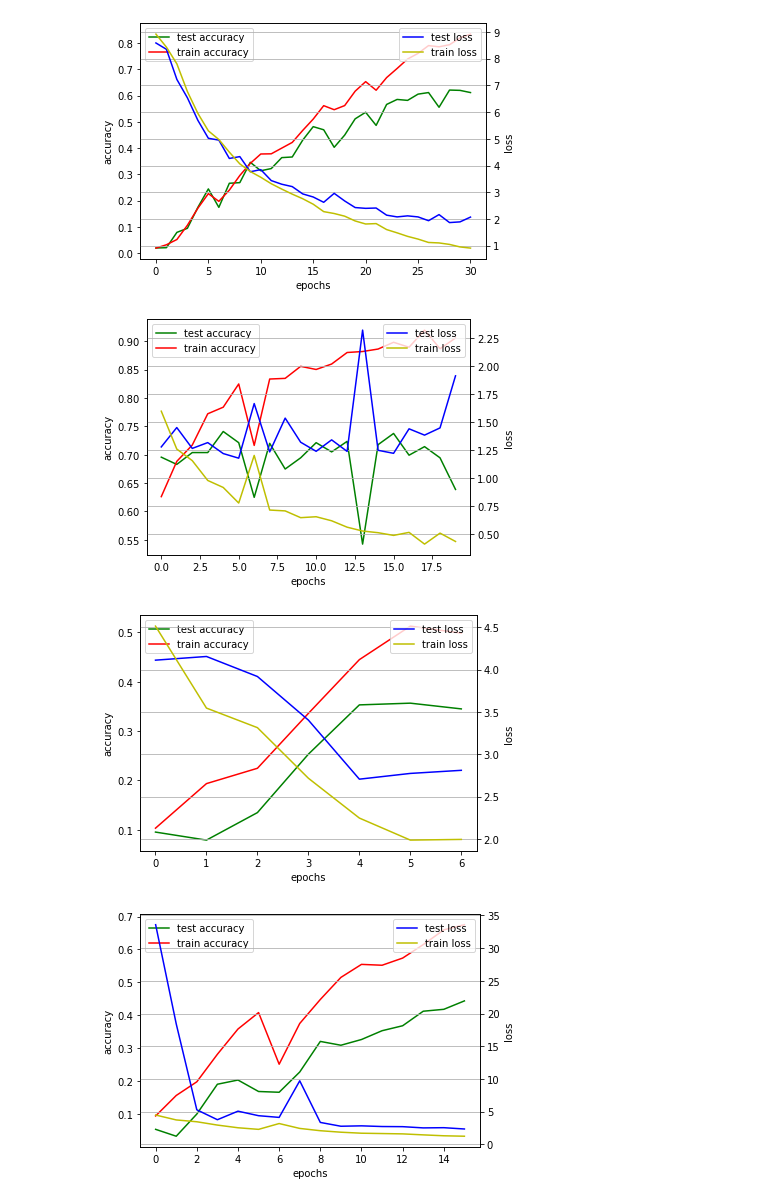
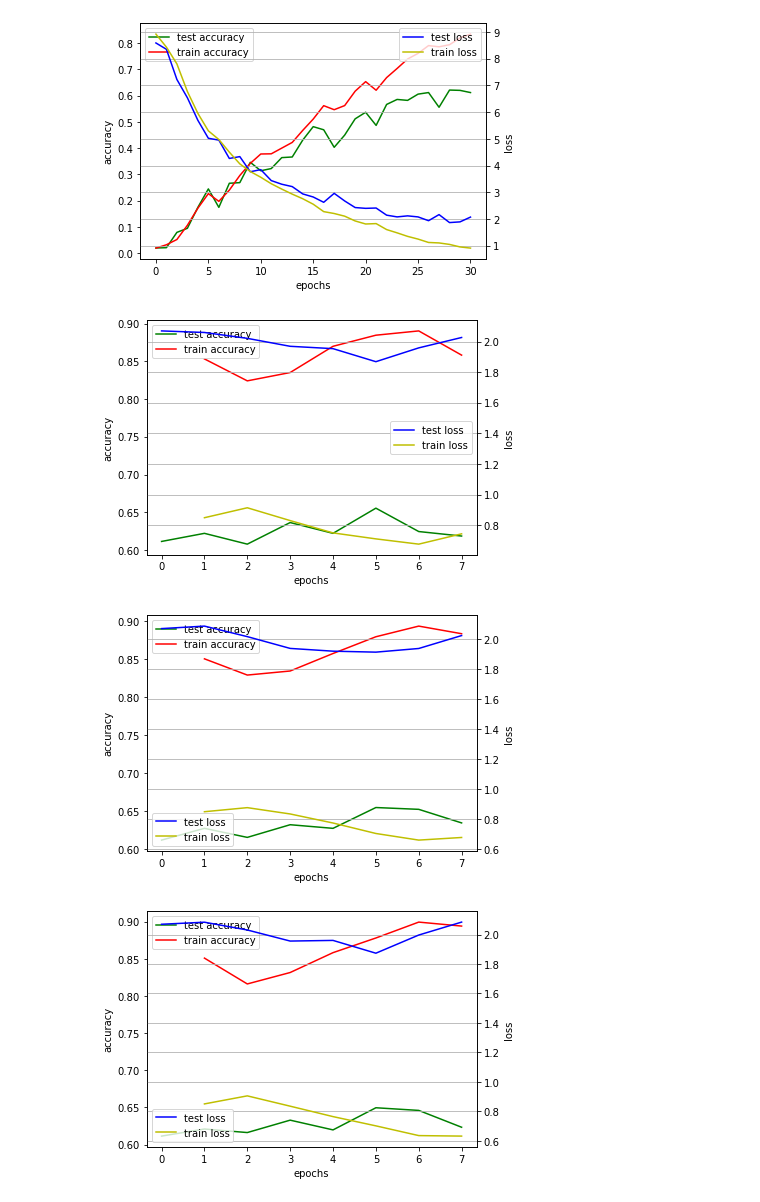
Before and after one commit to 1337Eddy/PruningBirdNet, a Jupyter notebook: visualizations.ipynb, the cells around one changed output. Saved outputs shown, nothing was run; the diff lists cells and outputs as text; code cells hidden in the pictures.

```diff
--- a/visualizations.ipynb
+++ b/visualizations.ipynb
@@ -4,28 +4,38 @@ import matplotlib.pyplot as plt
 import numpy as np
 import torch
 # %%
-def plot_graphs(load_path):
+def plot_graphs(load_path, save_name):
     checkpoint = torch.load(load_path)
     test_acc = np.array(checkpoint['test_acc_list'])
     train_acc = np.array(checkpoint['train_acc_list'])
     test_loss = np.array(checkpoint['test_loss_list'])
     train_loss = np.array(checkpoint['train_loss_list'])
     x = np.array(list(range(0, len(test_acc))))
+
+
     fig, ax1 = plt.subplots()
 
     color = 'tab:red'
     ax1.set_xlabel('epochs')
     ax1.set_ylabel('accuracy')
-    ax1.plot(x, test_acc, color='g')
-    ax1.plot(x, train_acc, color='r')
+    if len(train_acc) == len(x):
+        ax1.plot(x, test_acc, color='g')
+        ax1.plot(x, train_acc, color='r')
+    else:
+        ax1.plot(x, test_acc, color='g')
+        ax1.plot(x[1:], train_acc, color='r')
     ax1.tick_params(axis='y')
 
     ax2 = ax1.twinx()  # instantiate a second axes that shares the same x-axis
 
     color = 'tab:blue'
     ax2.set_ylabel('loss')  # we already handled the x-label with ax1
-    ax2.plot(x, test_loss, color='b')
-    ax2.plot(x, train_loss, color='y')
+    if len(train_loss) == len(x):
+        ax2.plot(x, test_loss, color='b')
+        ax2.plot(x, train_loss, color='y')
+    else:
+        ax2.plot(x, test_loss, color='b')
+        ax2.plot(x[1:], train_loss, color='y')
     ax2.tick_params(axis='y')
 
     #plt.xticks(list(range(0, len(x), 2)))
@@ -33,5 +43,6 @@ def plot_graphs(load_path):
     ax2.legend(['test loss', 'train loss'])
     fig.tight_layout()  # otherwise the right y-label is slightly clipped
     plt.grid()
-    plt.show()
+    plt.savefig(save_name)
+    #plt.show()
 # %%
@@ -39,14 +50,14 @@ plot_graphs("models/birdnet_v1/birdnet_final.pt")
 # %% [output]
 [figure]
 # %%
-plot_graphs("models/puned/block_06/birdnet_final.pt")
+plot_graphs("models/pruned/block_05/birdnet_final.pt", "5")
 # %% [output]
-[figure, old version]
+[figure, new version]
 # %%
-plot_graphs("models/puned/channels_06/birdnet_final.pt")
+plot_graphs("models/pruned/block_10/birdnet_final.pt", "10")
 # %% [output]
-[figure, old version]
+[figure, new version]
 # %%
-plot_graphs("models/puned/both_06/birdnet_v3.pt")
+plot_graphs("models/pruned/block_15/birdnet_final.pt", "15")
 # %% [output]
-[figure, old version]
+[figure, new version]
```
Also changed, not shown: parts of 6 cells of this notebook, 4 other files.
